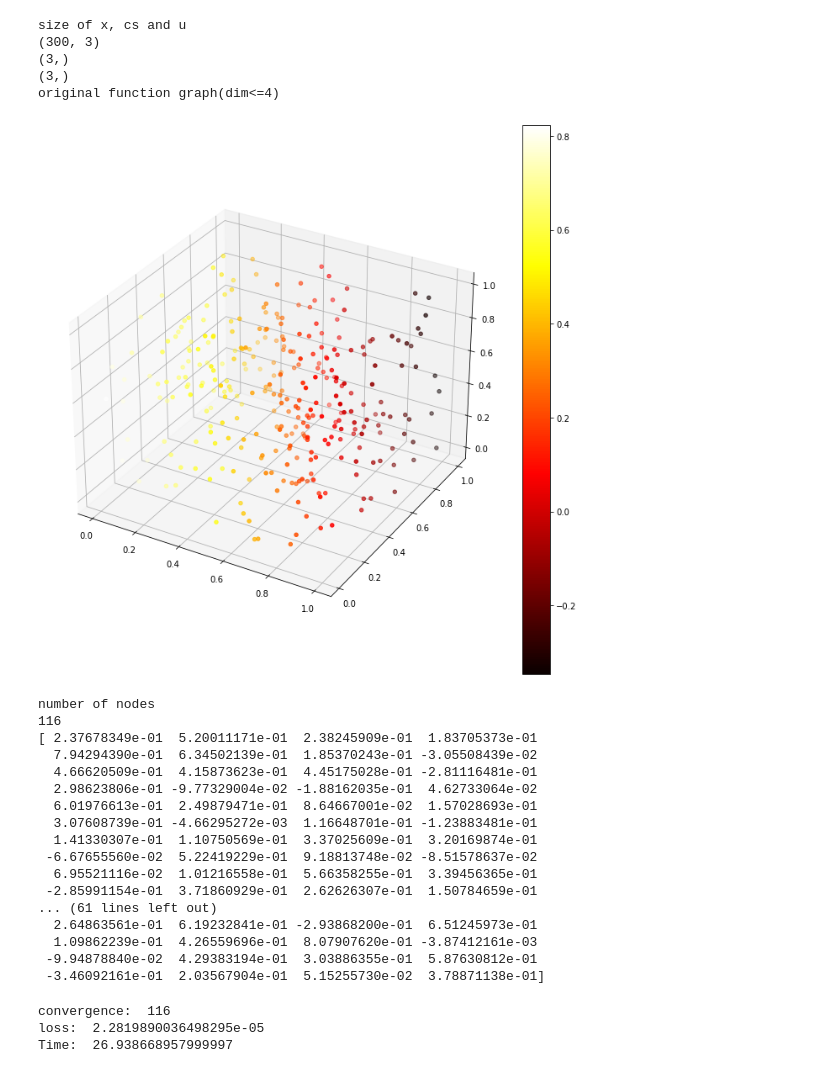
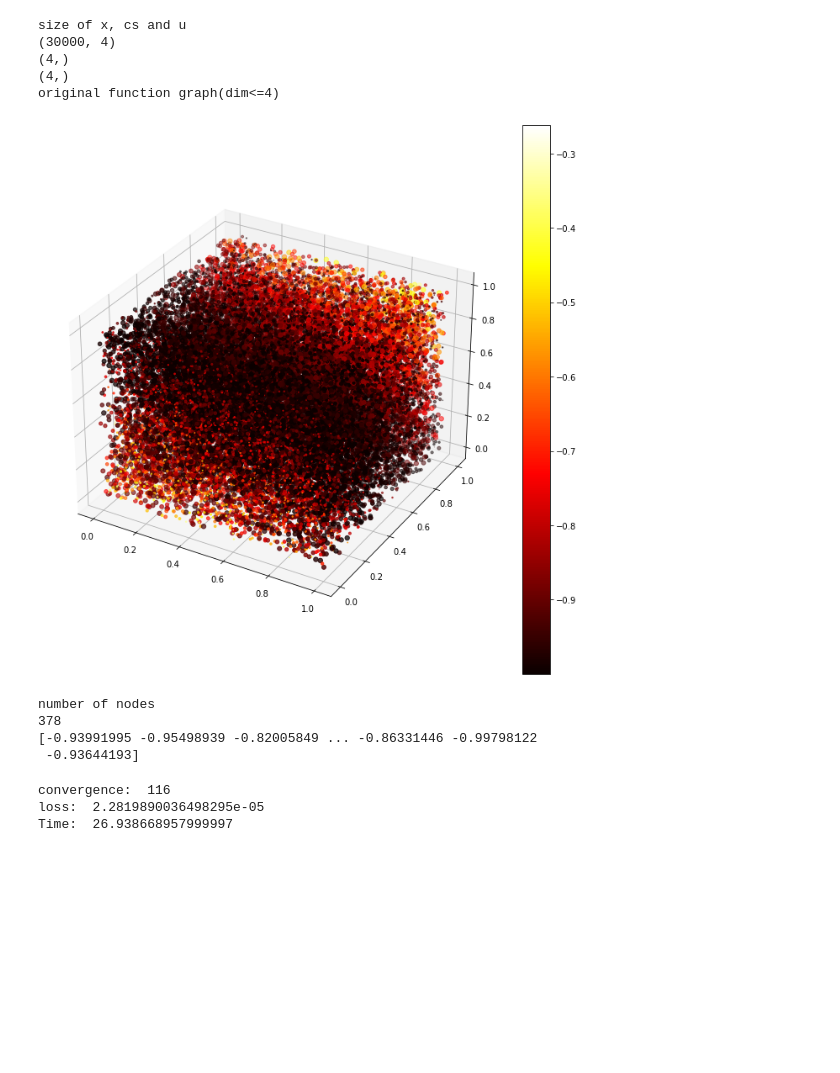
Before and after one commit to MinwooKim1990/disser, a Jupyter notebook: Using Neural Networks for Fast Numerical Integration and Optimization.ipynb, the cells around one changed output. Cells and saved outputs as stored; diff of their text form; code cells hidden in the pictures; blank space fills up the shorter version.

```diff
--- a/Using Neural Networks for Fast Numerical Integration and Optimization.ipynb
+++ b/Using Neural Networks for Fast Numerical Integration and Optimization.ipynb
@@ -60,7 +60,7 @@ def init(dim):
     dim = dim
     # training set of N
     N = 3000*dim**3
-    N = 300
+    N = 30000
     # random x grid
     x = np.random.random((N,dim))
     # set the maximum dimension
@@ -270,46 +270,33 @@ def symbolicval2(ndiff, nfix):
 ################### Initialize value ######################
 # %%
 # Original values
-dim, N, x, u, cs = init(3)
+dim, N, x, u, cs = init(4)
 y = oscil(x)
 #y = prod(x)
 # test and validation divide 95%
 trainx, testx, trainy, testy = train_test_split(x, y, test_size = 0.05)
 k = node(dim,N)
 
 print('size of x, cs and u')
 print(x.shape)
 print(cs.shape)
 print(u.shape)
 print('original function graph(dim<=4)')
 graph(dim,x,y)
 print('number of nodes')
 print(k)
 print(y)
 # %% [output]
 size of x, cs and u
-(300, 3)
-(3,)
-(3,)
+(30000, 4)
+(4,)
+(4,)
 original function graph(dim<=4)
-[figure, old version]
+[figure, new version]
 number of nodes
-116
-[ 2.37678349e-01  5.20011171e-01  2.38245909e-01  1.83705373e-01
-  7.94294390e-01  6.34502139e-01  1.85370243e-01 -3.05508439e-02
-  4.66620509e-01  4.15873623e-01  4.45175028e-01 -2.81116481e-01
-  2.98623806e-01 -9.77329004e-02 -1.88162035e-01  4.62733064e-02
-  6.01976613e-01  2.49879471e-01  8.64667001e-02  1.57028693e-01
-  3.07608739e-01 -4.66295272e-03  1.16648701e-01 -1.23883481e-01
-  1.41330307e-01  1.10750569e-01  3.37025609e-01  3.20169874e-01
- -6.67655560e-02  5.22419229e-01  9.18813748e-02 -8.51578637e-02
-  6.95521116e-02  1.01216558e-01  5.66358255e-01  3.39456365e-01
- -2.85991154e-01  3.71860929e-01  2.62626307e-01  1.50784659e-01
-... (61 lines left out)
-  2.64863561e-01  6.19232841e-01 -2.93868200e-01  6.51245973e-01
-  1.09862239e-01  4.26559696e-01  8.07907620e-01 -3.87412161e-03
- -9.94878840e-02  4.29383194e-01  3.03886355e-01  5.87630812e-01
- -3.46092161e-01  2.03567904e-01  5.15255730e-02  3.78871138e-01]
+378
+[-0.93991995 -0.95498939 -0.82005849 ... -0.86331446 -0.99798122
+ -0.93644193]
 # %%
 # Normalised value
 ys = ynorm(oscil(x),1,0)
```
Also changed, not shown: parts of 5 cells of this notebook.
